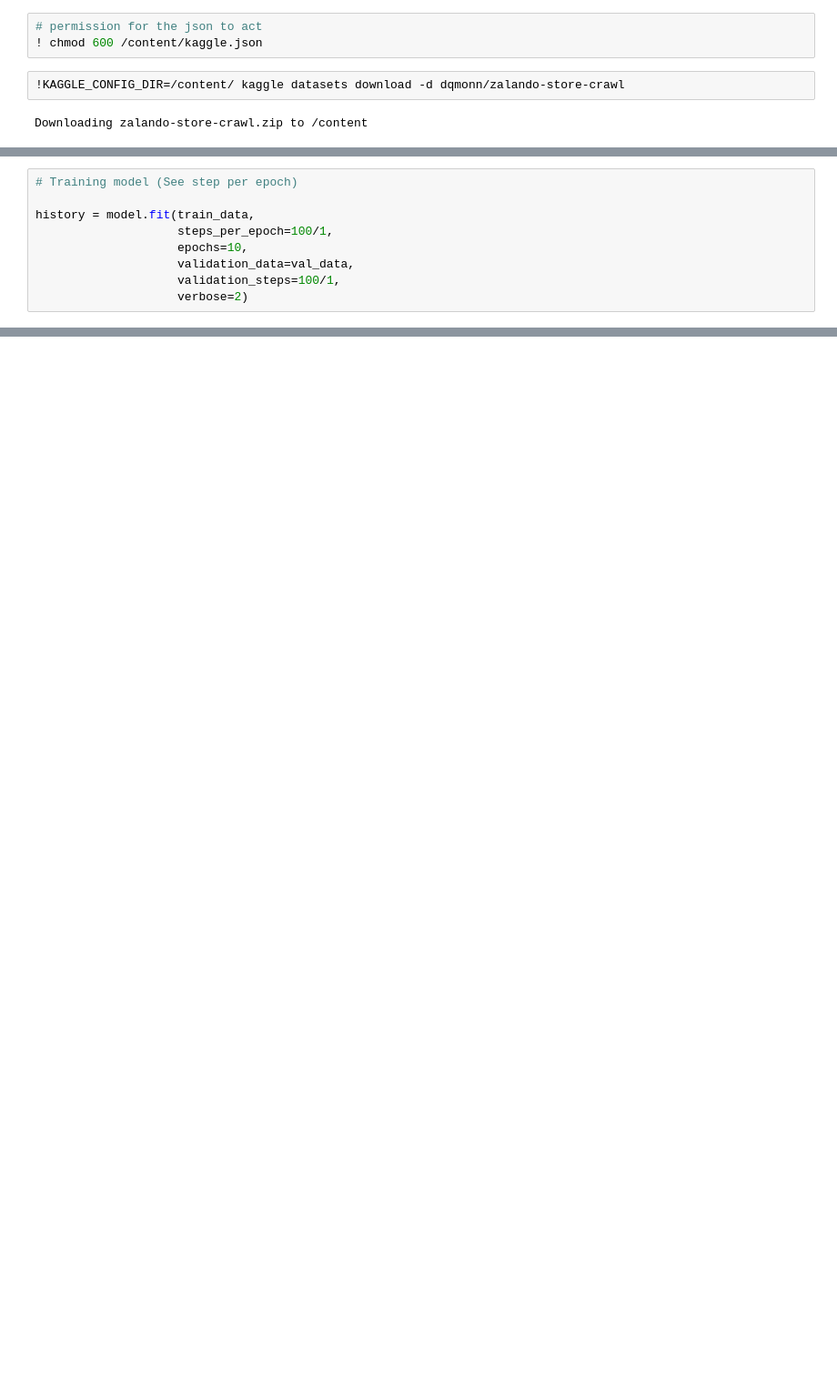
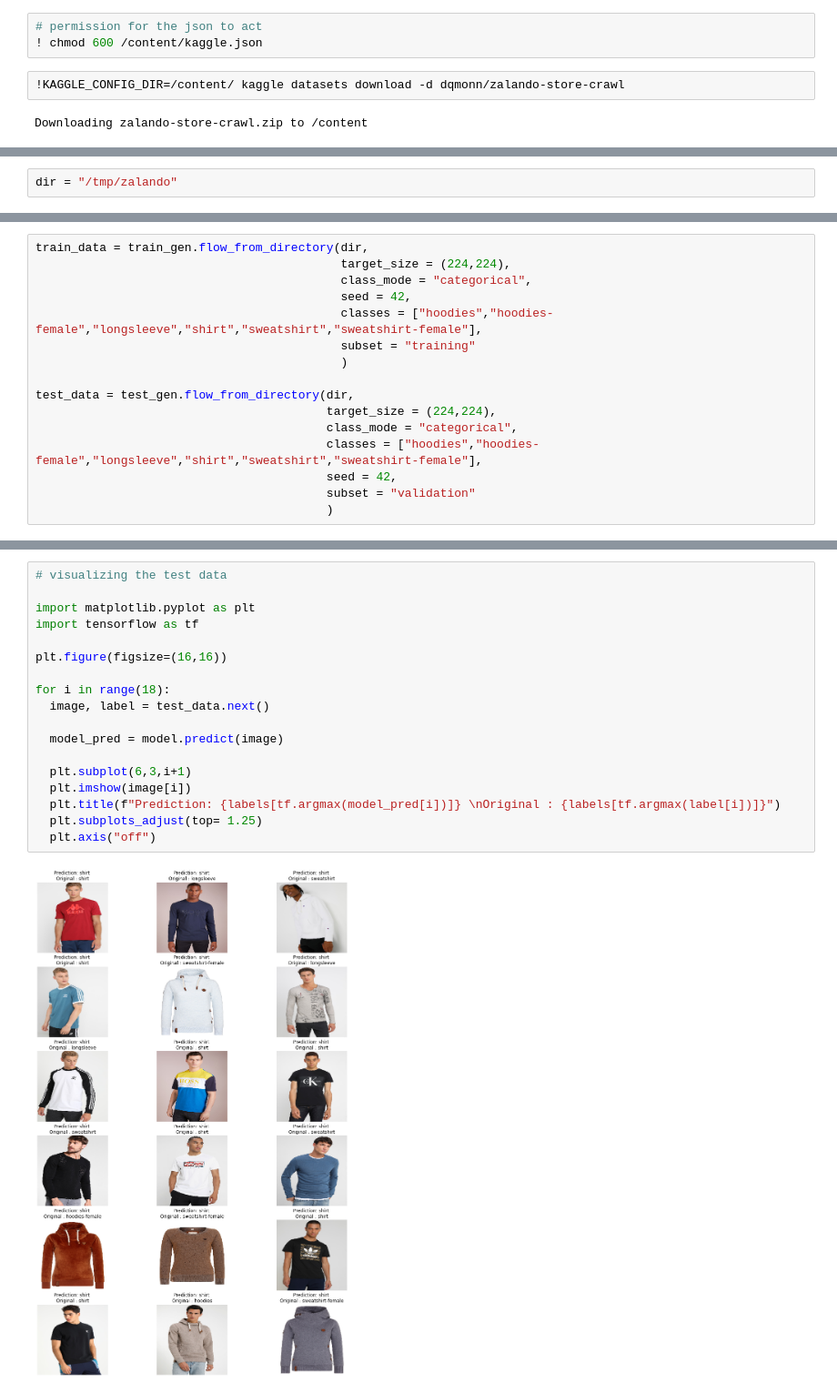
Before and after one commit to thrifthunter/machine-learning, a Jupyter notebook: ML_Thrift_Hunter.ipynb, the cells around one changed output, grey strips where cells are left out. Shown at 91% size. Cells and saved outputs as stored; diff of their text form; blank space fills up the shorter version.

```diff
--- a/ML_Thrift_Hunter.ipynb
+++ b/ML_Thrift_Hunter.ipynb
@@ -226,9 +13,0 @@ model.compile(optimizer='adam', loss='categorical_crossentropy', metrics=['accur
-# %%
-# Training model (See step per epoch)
-
-history = model.fit(train_data,
-                    steps_per_epoch=100/1,
-                    epochs=10,
-                    validation_data=val_data,
-                    validation_steps=100/1,
-                    verbose=2)
@@ -242,0 +29,2 @@ plt.title('Nilai Loss pada tiap epoch')
+# %%
+dir = "/tmp/zalando"
@@ -242,0 +46,16 @@ plt.title('Nilai Loss pada tiap epoch')
+# %%
+train_data = train_gen.flow_from_directory(dir,
+                                           target_size = (224,224),
+                                           class_mode = "categorical",
+                                           seed = 42,
+                                           classes = ["hoodies","hoodies-female","longsleeve","shirt","sweatshirt","sweatshirt-female"],
+                                           subset = "training"
+                                           )
+
+test_data = test_gen.flow_from_directory(dir,
+                                         target_size = (224,224),
+                                         class_mode = "categorical",
+                                         classes = ["hoodies","hoodies-female","longsleeve","shirt","sweatshirt","sweatshirt-female"],
+                                         seed = 42,
+                                         subset = "validation"
+                                         )
@@ -242,0 +76,20 @@ plt.title('Nilai Loss pada tiap epoch')
+# %%
+# visualizing the test data
+
+import matplotlib.pyplot as plt
+import tensorflow as tf
+
+plt.figure(figsize=(16,16))
+
+for i in range(18):
+  image, label = test_data.next()
+
+  model_pred = model.predict(image)
+
+  plt.subplot(6,3,i+1)
+  plt.imshow(image[i])
+  plt.title(f"Prediction: {labels[tf.argmax(model_pred[i])]} \nOriginal : {labels[tf.argmax(label[i])]}")
+  plt.subplots_adjust(top= 1.25)
+  plt.axis("off")
+# %% [output]
+[figure, added]
```
Also changed, not shown: parts of 28 cells of this notebook.
